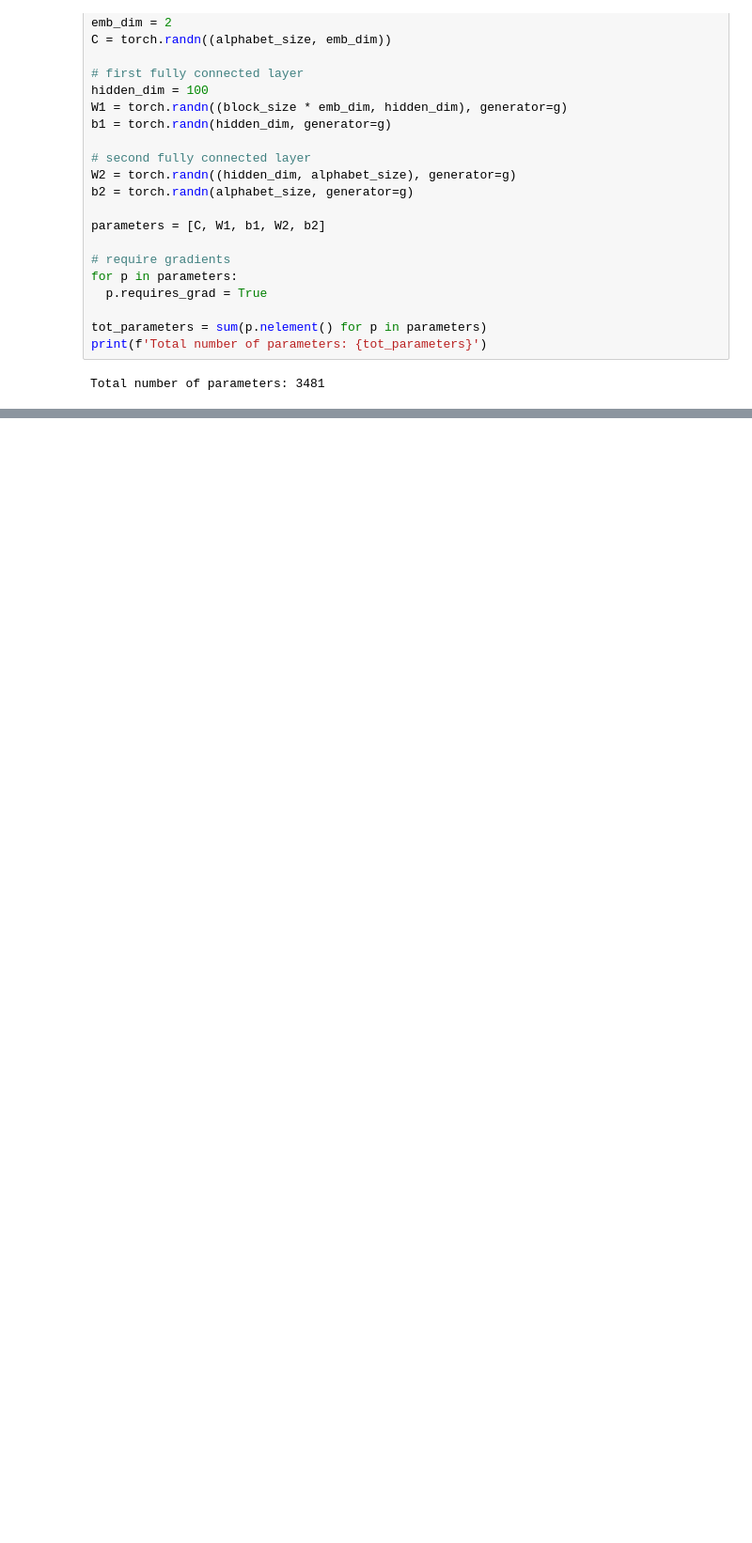
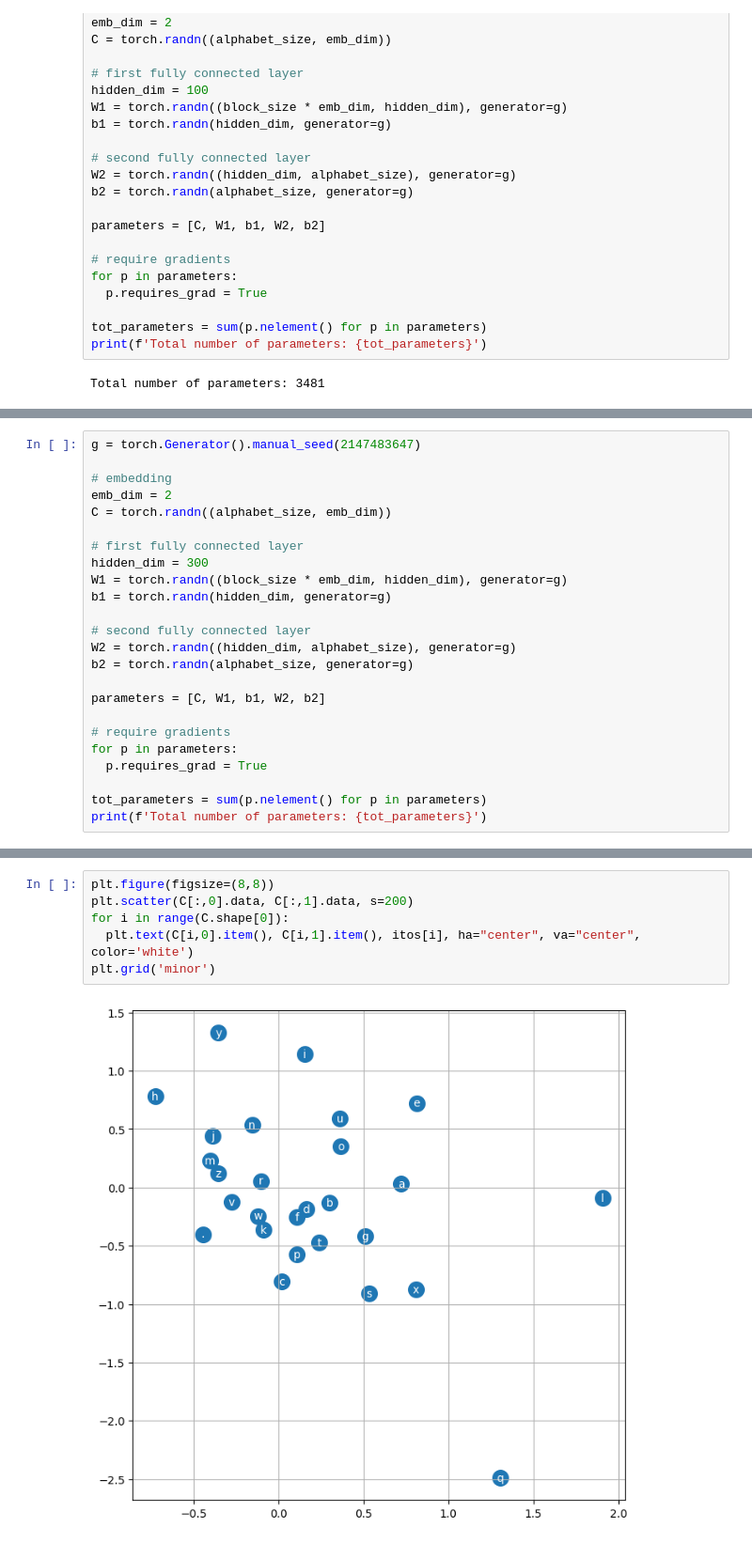
Before and after one commit to bubuloMallone/NeuralNetworksLM, a Jupyter notebook: mlp_names.ipynb, the cells around one changed output, grey strips where cells are left out. Shown at 94% size. Cells and saved outputs as stored; diff of their text form; blank space fills up the shorter version.

```diff
--- a/mlp_names.ipynb
+++ b/mlp_names.ipynb
@@ -107,0 +210,24 @@ Total number of parameters: 3481
+# %%
+g = torch.Generator().manual_seed(2147483647)
+
+# embedding
+emb_dim = 2
+C = torch.randn((alphabet_size, emb_dim))
+
+# first fully connected layer
+hidden_dim = 300
+W1 = torch.randn((block_size * emb_dim, hidden_dim), generator=g)
+b1 = torch.randn(hidden_dim, generator=g)
+
+# second fully connected layer
+W2 = torch.randn((hidden_dim, alphabet_size), generator=g)
+b2 = torch.randn(alphabet_size, generator=g)
+
+parameters = [C, W1, b1, W2, b2]
+
+# require gradients
+for p in parameters:
+  p.requires_grad = True
+
+tot_parameters = sum(p.nelement() for p in parameters)
+print(f'Total number of parameters: {tot_parameters}')
@@ -129,0 +287,8 @@ print(loss.item())
+# %%
+plt.figure(figsize=(8,8))
+plt.scatter(C[:,0].data, C[:,1].data, s=200)
+for i in range(C.shape[0]):
+  plt.text(C[i,0].item(), C[i,1].item(), itos[i], ha="center", va="center", color='white')
+plt.grid('minor')
+# %% [output]
+[figure, added]
```
Also changed, not shown: parts of 22 cells of this notebook.
